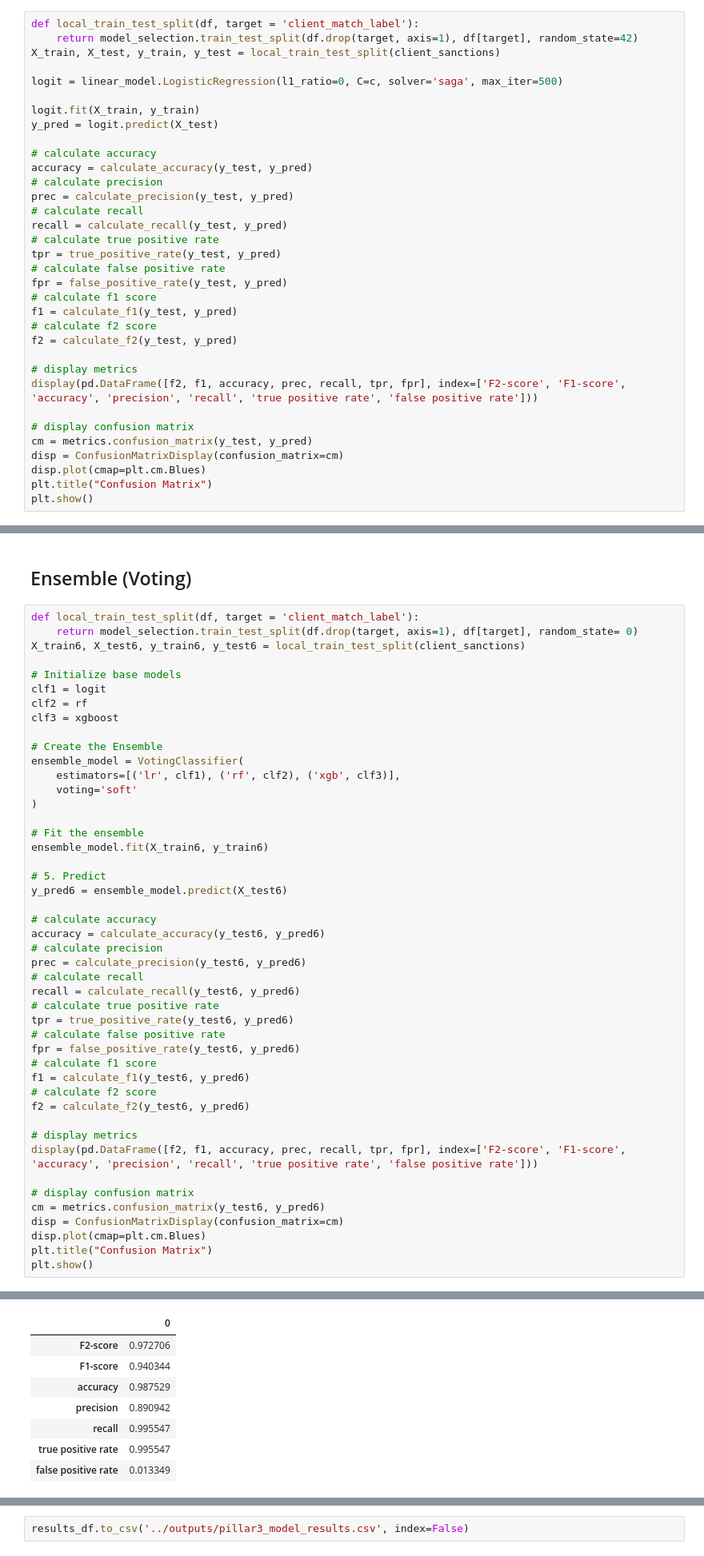
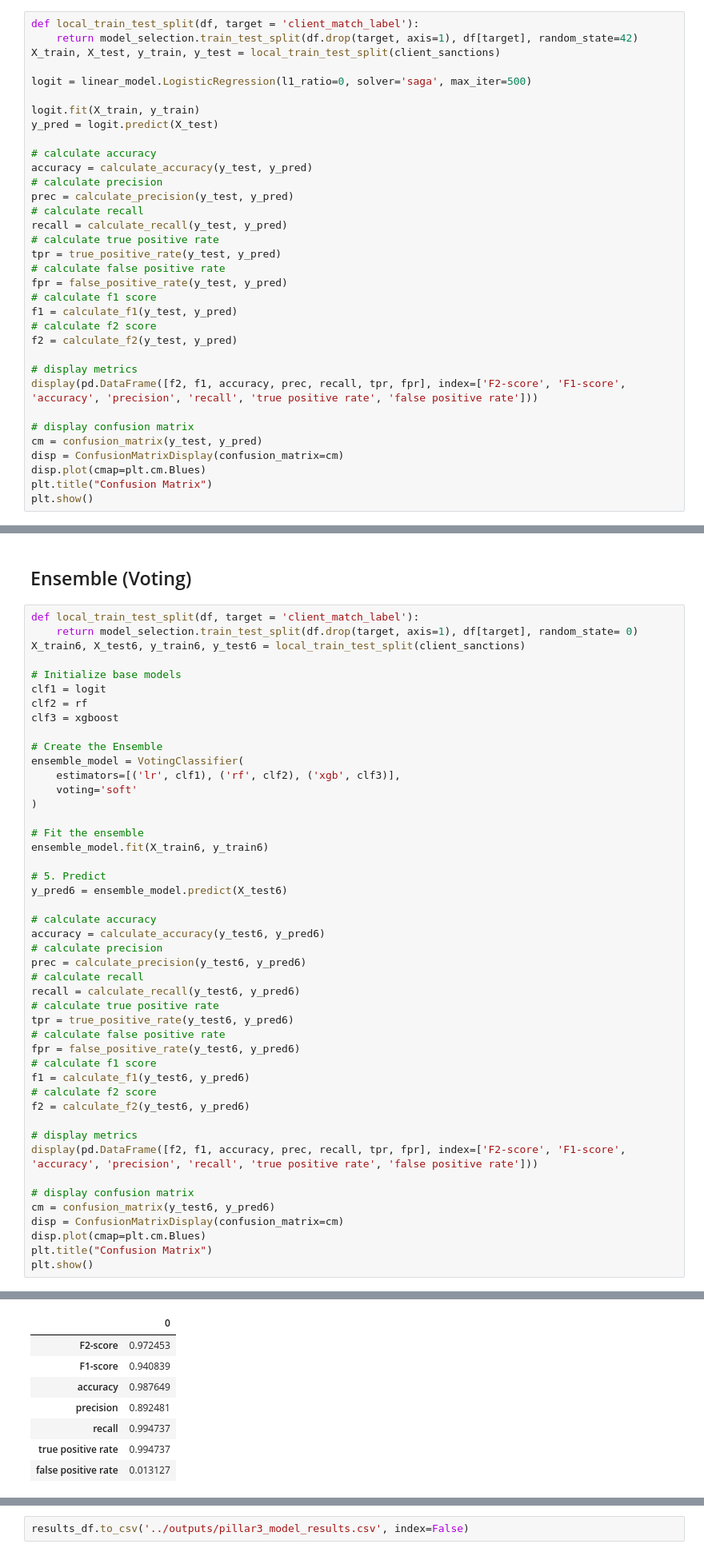
Before and after one commit to dian-farah/Interpol_Biometric_Prediction, a Jupyter notebook: Pillar 3 (Biometric Prediction)/Pillar 3 (Biometric Prediction).ipynb, the cells around one changed output, grey strips where cells are left out. Shown at 80% size. Drawn from its saved outputs; the diff is of its cells as text.

```diff
--- a/Pillar 3 (Biometric Prediction)/Pillar 3 (Biometric Prediction).ipynb
+++ b/Pillar 3 (Biometric Prediction)/Pillar 3 (Biometric Prediction).ipynb
@@ -468,7 +468,7 @@ def local_train_test_split(df, target = 'client_match_label'):
     return model_selection.train_test_split(df.drop(target, axis=1), df[target], random_state=42)
 X_train, X_test, y_train, y_test = local_train_test_split(client_sanctions)
 
-logit = linear_model.LogisticRegression(l1_ratio=0, C=c, solver='saga', max_iter=500)
+logit = linear_model.LogisticRegression(l1_ratio=0, solver='saga', max_iter=500)
 
 logit.fit(X_train, y_train)
 y_pred = logit.predict(X_test)
@@ -492,7 +492,7 @@ f2 = calculate_f2(y_test, y_pred)
 display(pd.DataFrame([f2, f1, accuracy, prec, recall, tpr, fpr], index=['F2-score', 'F1-score', 'accuracy', 'precision', 'recall', 'true positive rate', 'false positive rate']))
 
 # display confusion matrix
-cm = metrics.confusion_matrix(y_test, y_pred)
+cm = confusion_matrix(y_test, y_pred)
 disp = ConfusionMatrixDisplay(confusion_matrix=cm)
 disp.plot(cmap=plt.cm.Blues)
 plt.title("Confusion Matrix")
@@ -735,41 +761,41 @@ ensemble_model.fit(X_train6, y_train6)
 y_pred6 = ensemble_model.predict(X_test6)
 
 # calculate accuracy
 accuracy = calculate_accuracy(y_test6, y_pred6)
 # calculate precision
 prec = calculate_precision(y_test6, y_pred6)
 # calculate recall
 recall = calculate_recall(y_test6, y_pred6)
 # calculate true positive rate
 tpr = true_positive_rate(y_test6, y_pred6)
 # calculate false positive rate
 fpr = false_positive_rate(y_test6, y_pred6)
 # calculate f1 score
 f1 = calculate_f1(y_test6, y_pred6)
 # calculate f2 score
 f2 = calculate_f2(y_test6, y_pred6)
 
 # display metrics
 display(pd.DataFrame([f2, f1, accuracy, prec, recall, tpr, fpr], index=['F2-score', 'F1-score', 'accuracy', 'precision', 'recall', 'true positive rate', 'false positive rate']))
 
 # display confusion matrix
-cm = metrics.confusion_matrix(y_test6, y_pred6)
+cm = confusion_matrix(y_test6, y_pred6)
 disp = ConfusionMatrixDisplay(confusion_matrix=cm)
 disp.plot(cmap=plt.cm.Blues)
 plt.title("Confusion Matrix")
 plt.show()
 # %% [output]
 Parameters: { "use_label_encoder" } are not used.
 
   bst.update(dtrain, iteration=i, fobj=obj)
 |  | 0 |
-| F2-score | 0.972706 |
-| F1-score | 0.940344 |
-| accuracy | 0.987529 |
-| precision | 0.890942 |
-| recall | 0.995547 |
-| true positive rate | 0.995547 |
-| false positive rate | 0.013349 |
+| F2-score | 0.972453 |
+| F1-score | 0.940839 |
+| accuracy | 0.987649 |
+| precision | 0.892481 |
+| recall | 0.994737 |
+| true positive rate | 0.994737 |
+| false positive rate | 0.013127 |
 [figure]
 # %% [markdown]
 ## Ensemble (Stacking)
```
Also changed, not shown: parts of 18 cells of this notebook, 2 other files.
